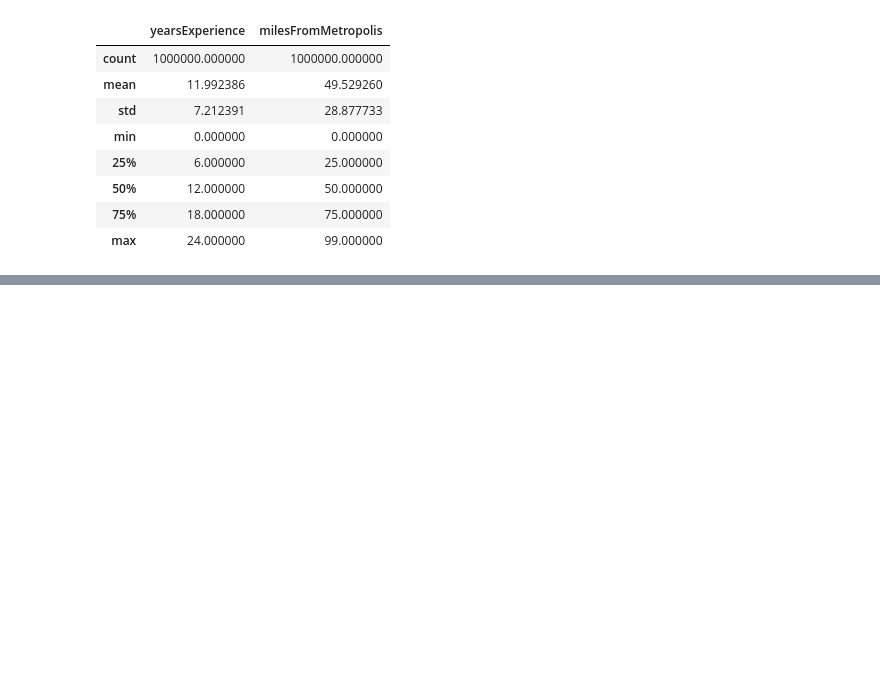
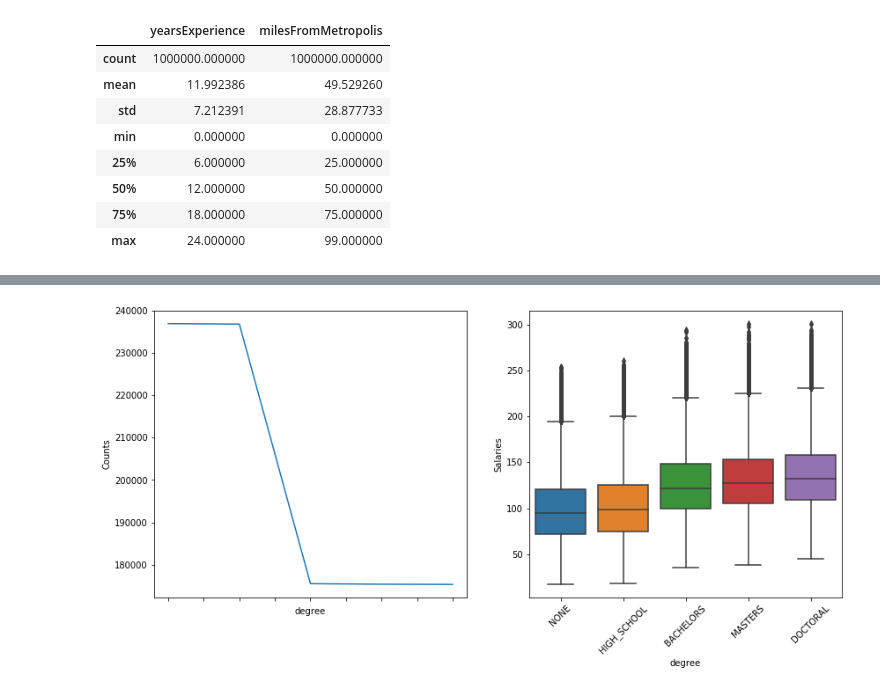
Before and after one commit to aeshac/Salary-Prediction, a Jupyter notebook: Salary Prediction.ipynb, the cells around one changed output, grey strips where cells are left out. Cells and saved outputs as stored; diff of their text form; code cells hidden in the pictures; blank space fills up the shorter version.

```diff
--- a/Salary Prediction.ipynb
+++ b/Salary Prediction.ipynb
@@ -263,0 +382,4 @@ memory usage: 76.3+ MB
+# %%
+plot_feature(train_df,'degree')
+# %% [output]
+[figure, added]
```
Also changed, not shown: parts of 29 cells of this notebook.
